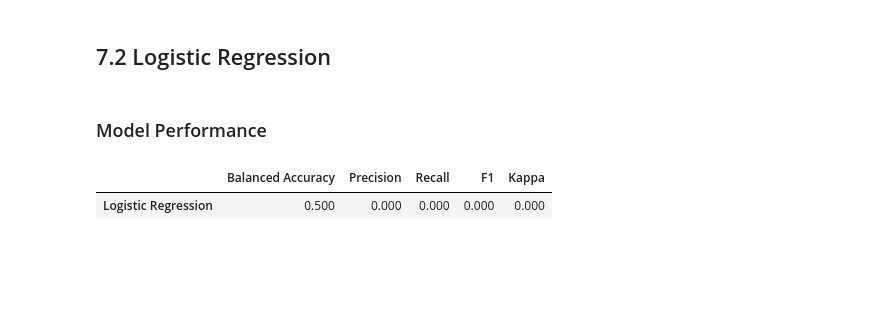
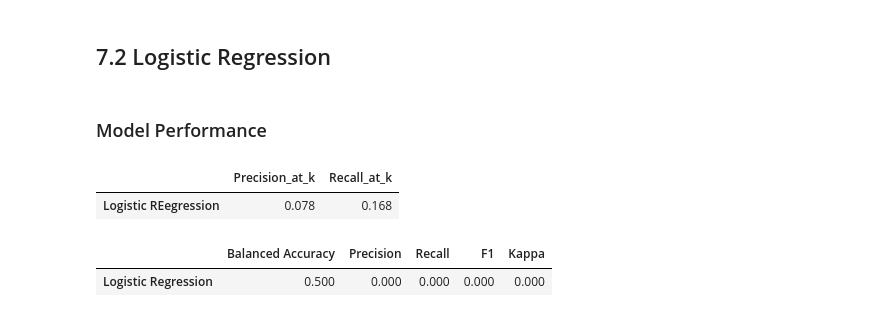
Before and after one commit to Leonardodsch/cross-sell, a Jupyter notebook: notebooks/cycle01-data_analysis.ipynb, the cells around one changed output. Drawn from its saved outputs; the diff is of its cells as text; code cells hidden in the pictures; blank space fills up the shorter version.

```diff
--- a/notebooks/cycle01-data_analysis.ipynb
+++ b/notebooks/cycle01-data_analysis.ipynb
@@ -81,8 +81,8 @@ Populating the interactive namespace from numpy and matplotlib
 # %% [markdown]
 ## 0.2 Loading Data
 # %%
-df_raw = pd.read_csv('data/insurance_cross_sell.csv')
-df_raw_test = pd.read_csv('data/test.csv')
+df_raw = pd.read_csv('../data/insurance_cross_sell.csv')
+df_raw_test = pd.read_csv('../data/test.csv')
 # %% [markdown]
 # 1.0 Data Description
 # %%
@@ -299,6 +299,11 @@ df_performance_lr = X_performance.copy()
 df_performance_lr['response'] = y_valid.copy()
 df_performance_lr['score'] = pred_proba_lr[:, 1].tolist()
 df_metrics_lr = metrics_at_k(df_performance_lr, 'Logistic REegression', k=20000)
+# %%
+df_metrics_lr
+# %% [output]
+|  | Precision_at_k | Recall_at_k |
+| Logistic REegression | 0.078 | 0.168 |
 # %%
 logistic_regression_results = ml_metrics('Logistic Regression', y_valid, pred)
 logistic_regression_results
```
Also changed, not shown: 4 other files.
